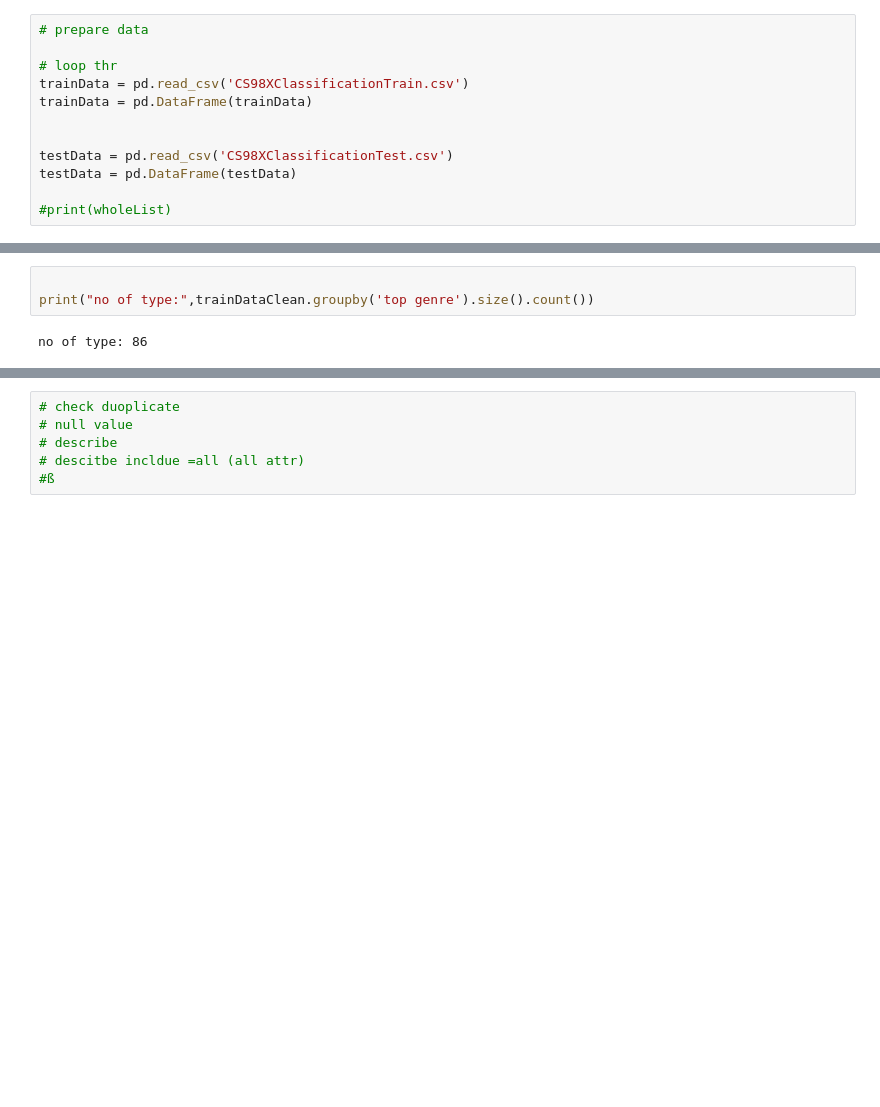
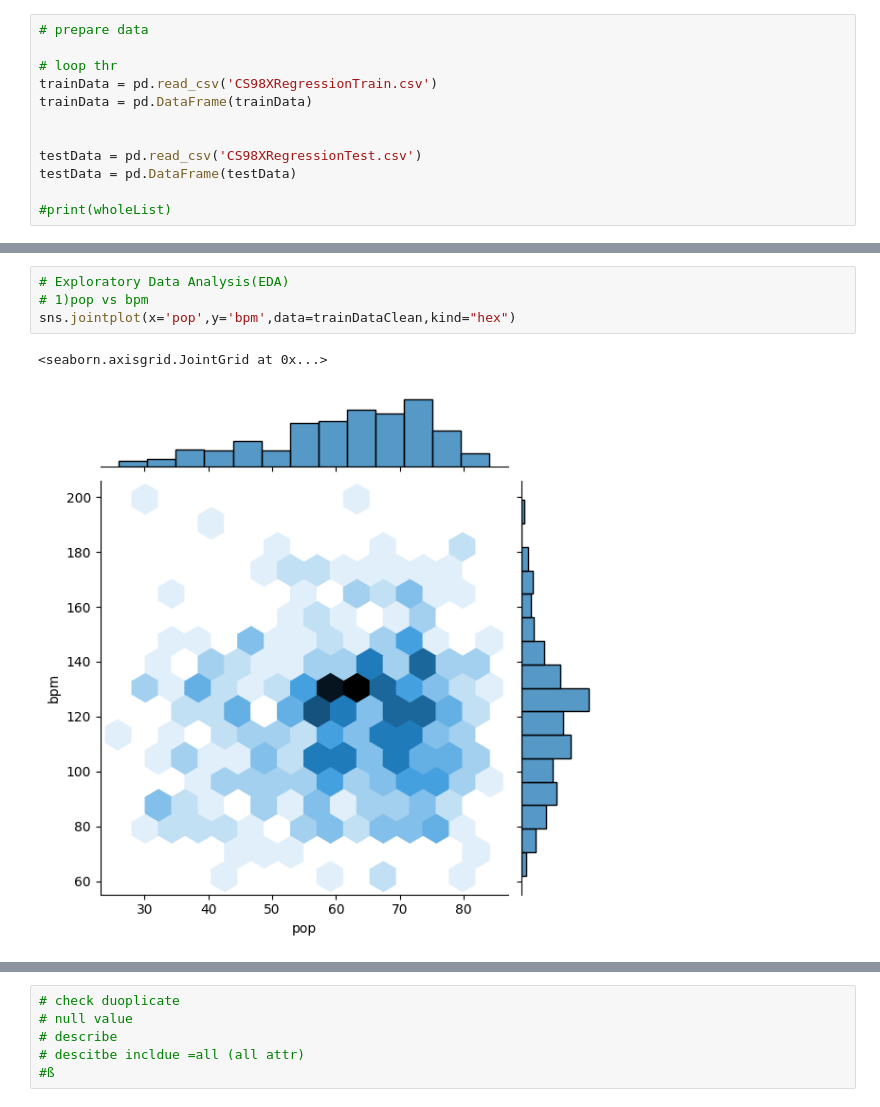
Before and after one commit to GraceCWY/imbalance-data-regression, a Jupyter notebook: regression_grace_02.ipynb, the cells around one changed output, grey strips where cells are left out. Saved outputs shown, nothing was run; the diff lists cells and outputs as text; blank space fills up the shorter version.

Commit message:
add visized graph for analysis

```diff
--- a/regression_grace_02.ipynb
+++ b/regression_grace_02.ipynb
@@ -18,11 +19,11 @@ pd.set_option('display.width', 1300)
 # prepare data
 
 # loop thr
-trainData = pd.read_csv('CS98XClassificationTrain.csv')
+trainData = pd.read_csv('CS98XRegressionTrain.csv')
 trainData = pd.DataFrame(trainData)
 
 
-testData = pd.read_csv('CS98XClassificationTest.csv')
+testData = pd.read_csv('CS98XRegressionTest.csv')
 testData = pd.DataFrame(testData)
 
 #print(wholeList)
@@ -95,5 +91,7 @@ NameError: name 'trainDataClean' is not defined
-# %%
-
-print("no of type:",trainDataClean.groupby('top genre').size().count())
-# %% [output]
-no of type: 86
+# %%
+# Exploratory Data Analysis(EDA)
+# 1)pop vs bpm
+sns.jointplot(x='pop',y='bpm',data=trainDataClean,kind="hex")
+# %% [output]
+<seaborn.axisgrid.JointGrid at 0x...>
+[figure, added]
```
Also changed, not shown: parts of 19 cells of this notebook, 3 other files.
